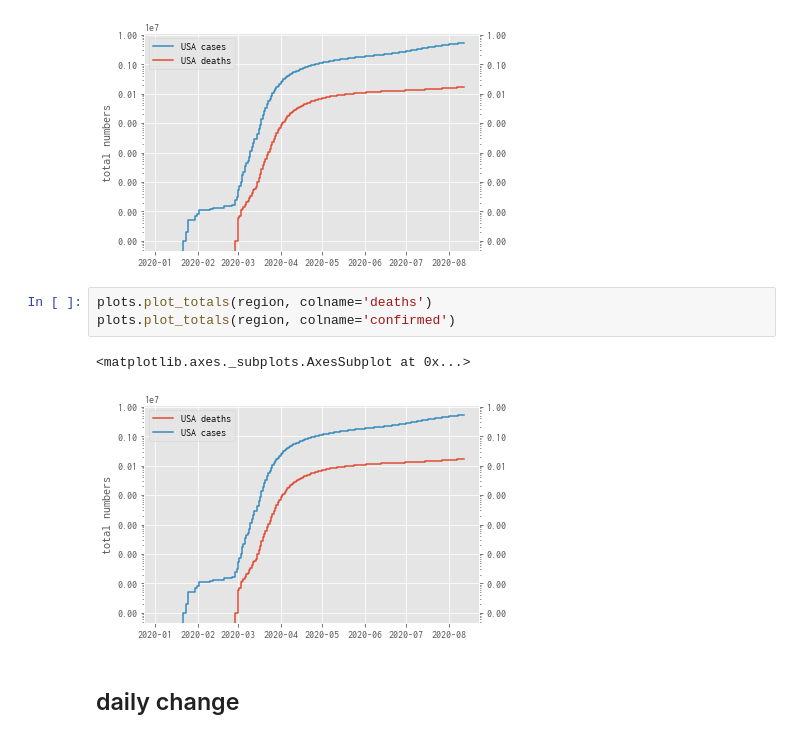
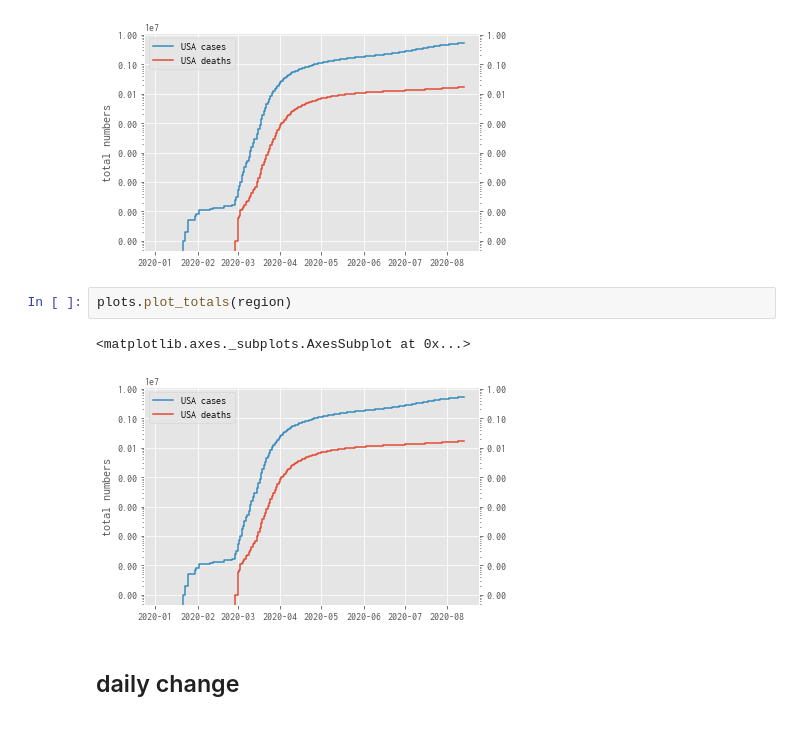
Before and after one commit to oscovida/oscovida, a Jupyter notebook: refactoring_tests.ipynb, the cells around one changed output. Drawn from its saved outputs; the diff is of its cells as text.

```diff
--- a/refactoring_tests.ipynb
+++ b/refactoring_tests.ipynb
@@ -133,11 +133,10 @@ plots.plot_totals(data.deaths, label_prepend="USA")
 <matplotlib.axes._subplots.AxesSubplot at 0x...>
 [figure]
 # %%
-plots.plot_totals(region, colname='deaths')
-plots.plot_totals(region, colname='confirmed')
+plots.plot_totals(region)
 # %% [output]
 <matplotlib.axes._subplots.AxesSubplot at 0x...>
-[figure, old version]
+[figure, new version]
 # %% [markdown]
 ## daily change
 # %%
```
Also changed, not shown: parts of 14 cells of this notebook.
